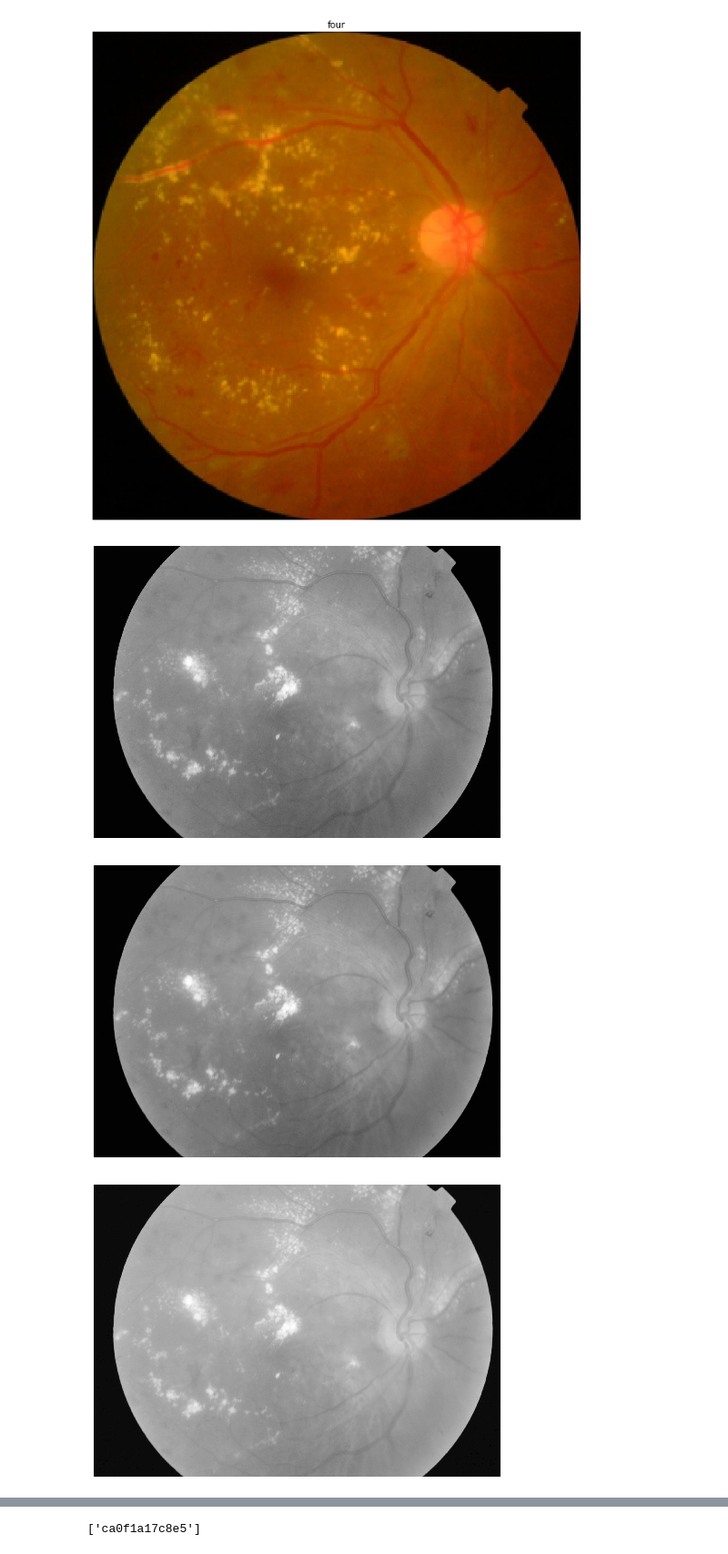
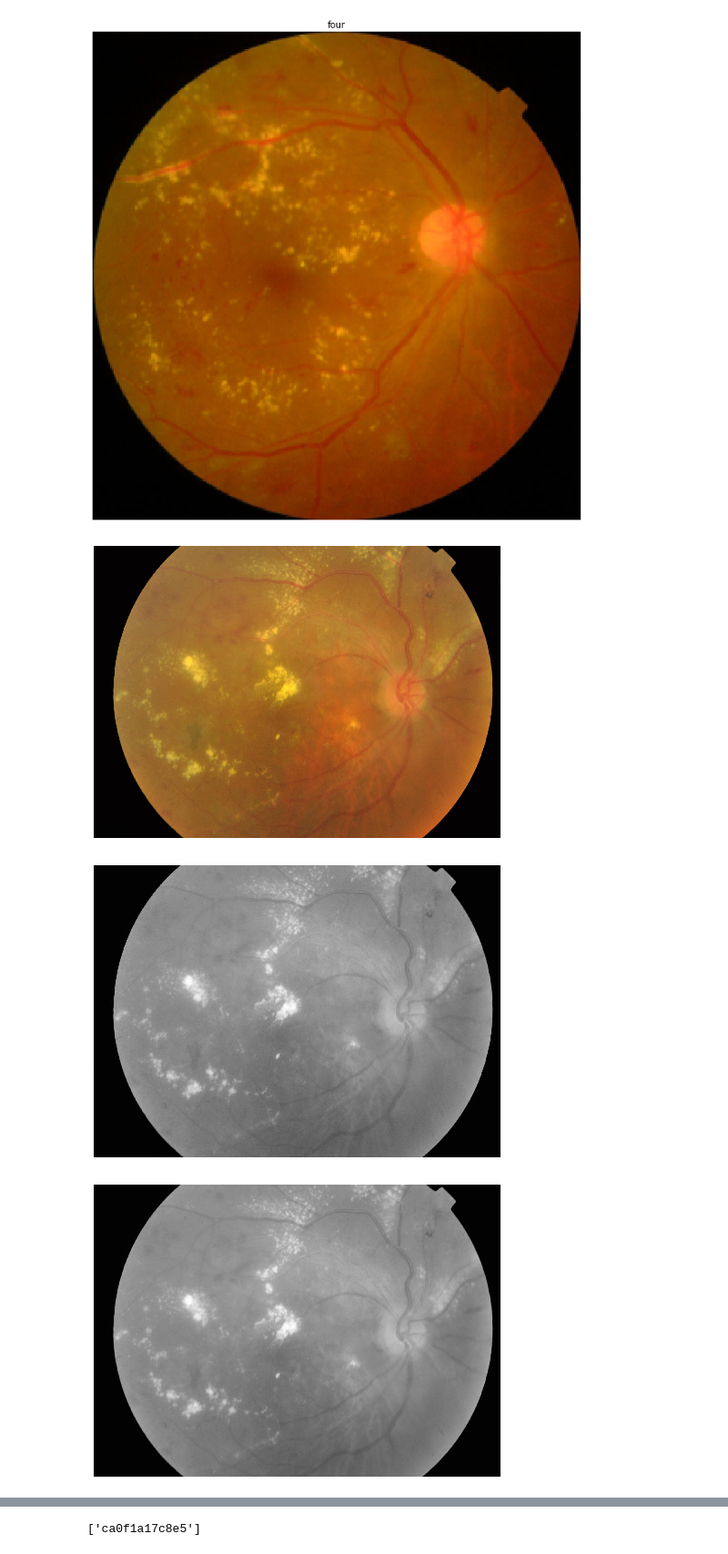
Before and after one commit to KarthikKothareddy/blindness_detection, a Jupyter notebook: blindness_detection.ipynb, the cells around one changed output, grey strips where cells are left out. Shown at 91% size. Drawn from its saved outputs; the diff is of its cells as text; code cells hidden in the pictures.

```diff
--- a/blindness_detection.ipynb
+++ b/blindness_detection.ipynb
@@ -160,33 +160,34 @@ def adjust_gamma(image, gamma=1.0):
     ).astype("uint8")
 
     # apply gamma correction using the lookup table
     return cv2.LUT(image, table)
 
 
 img = cv2.imread("train_images/{}.png".format(classes["three"][0]))
+display(cv2.cvtColor(img, cv2.COLOR_BGR2RGB))
 img = cv2.cvtColor(img, cv2.COLOR_BGR2GRAY)
 display(img, cmap="gray")
 img = cv2.GaussianBlur(img, (5, 5), 0)
 display(img, cmap="gray")
 
 g_img = adjust_gamma(image=img, gamma=1.5)
 display(g_img, cmap="gray")
 
 #gray = cv2.GaussianBlur(gray, (5, 5), 0)
 #gray = cv2.equalizeHist(gray)
 #display(img, title="HSV")
 #H, S, V = cv2.split(img)
 #display(R, title="R")
 #display(G, title="G")
 #display(B, title="B")
 _img = cv2.equalizeHist(gray)
 #_img = cv2.cvtColor(cv2.merge([H, S, _V]), cv2.COLOR_HSV2RGB)
 display(_img, cmap="gray")
 
 g = cv2.GaussianBlur(_img, (3, 3), 0)
 
 display(g, cmap="gray")
 # %% [output]
-[figure, old version]
+[figure, new version]
 [figure]
 [figure]
```
Also changed, not shown: parts of 1 cell of this notebook.
